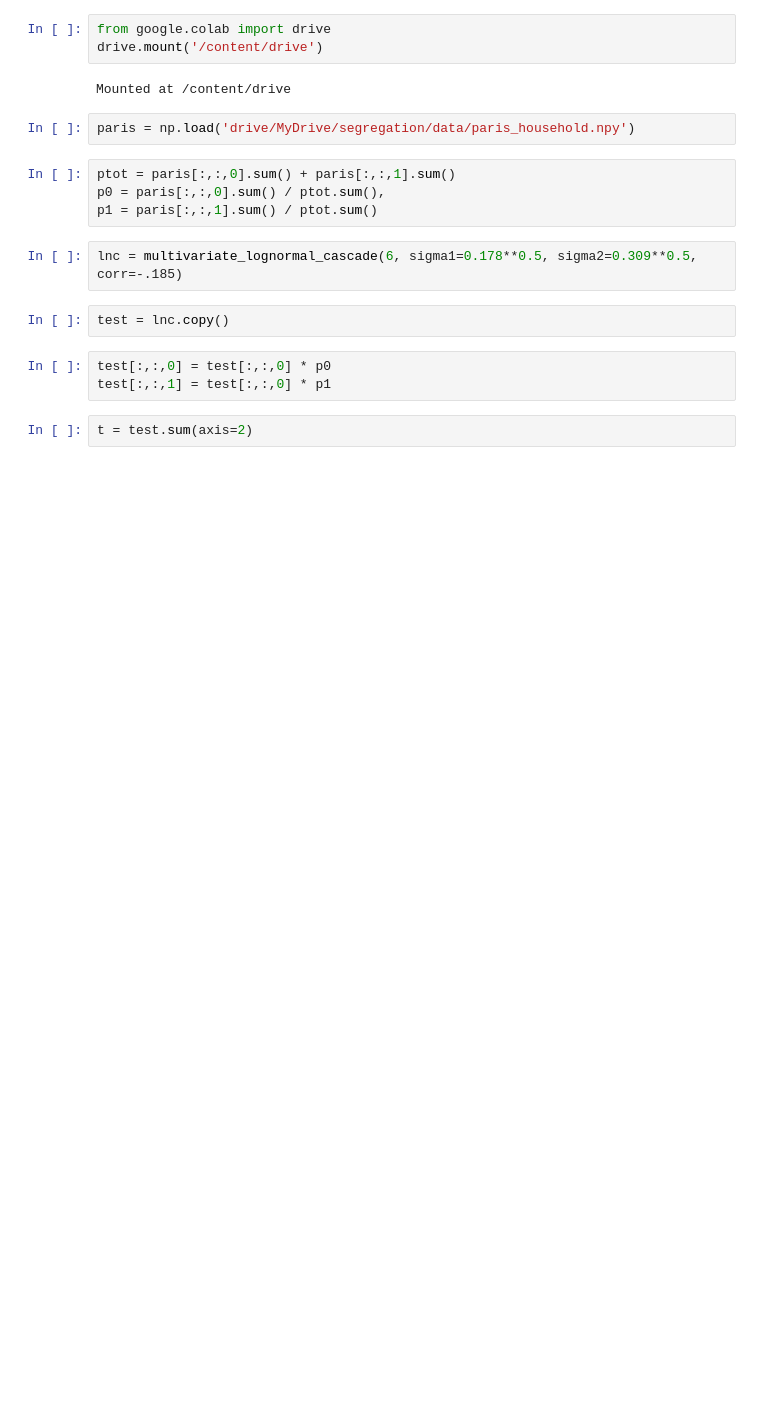
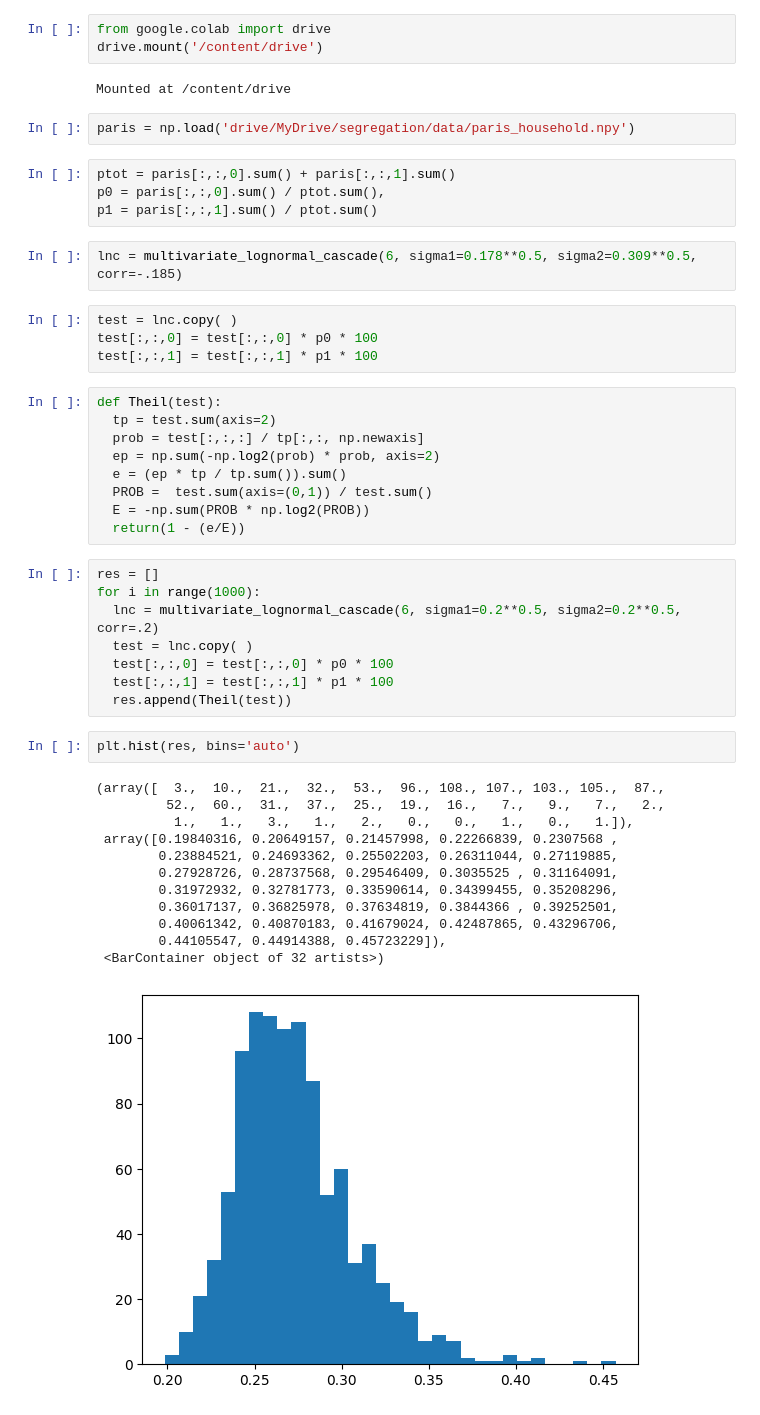
Before and after one commit to fsemecurbe/MMTMSS, a Jupyter notebook: MMTMSS.ipynb, the cells around one changed output. Saved outputs shown, nothing was run; the diff lists cells and outputs as text; blank space fills up the shorter version.

```diff
--- a/MMTMSS.ipynb
+++ b/MMTMSS.ipynb
@@ -281,10 +281,39 @@ p0 = paris[:,:,0].sum() / ptot.sum(),
 p1 = paris[:,:,1].sum() / ptot.sum()
 # %%
 lnc = multivariate_lognormal_cascade(6, sigma1=0.178**0.5, sigma2=0.309**0.5, corr=-.185)
-# %%
-test = lnc.copy()
 # %%
-test[:,:,0] = test[:,:,0] * p0
-test[:,:,1] = test[:,:,0] * p1
+test = lnc.copy( )
+test[:,:,0] = test[:,:,0] * p0 * 100
+test[:,:,1] = test[:,:,1] * p1 * 100
-# %%
-t = test.sum(axis=2)
+# %%
+def Theil(test):
+  tp = test.sum(axis=2)
+  prob = test[:,:,:] / tp[:,:, np.newaxis]
+  ep = np.sum(-np.log2(prob) * prob, axis=2)
+  e = (ep * tp / tp.sum()).sum()
+  PROB =  test.sum(axis=(0,1)) / test.sum()
+  E = -np.sum(PROB * np.log2(PROB))
+  return(1 - (e/E))
+# %%
+res = []
+for i in range(1000):
+  lnc = multivariate_lognormal_cascade(6, sigma1=0.2**0.5, sigma2=0.2**0.5, corr=.2)
+  test = lnc.copy( )
+  test[:,:,0] = test[:,:,0] * p0 * 100
+  test[:,:,1] = test[:,:,1] * p1 * 100
+  res.append(Theil(test))
+# %%
+plt.hist(res, bins='auto')
+# %% [output]
+(array([  3.,  10.,  21.,  32.,  53.,  96., 108., 107., 103., 105.,  87.,
+         52.,  60.,  31.,  37.,  25.,  19.,  16.,   7.,   9.,   7.,   2.,
+          1.,   1.,   3.,   1.,   2.,   0.,   0.,   1.,   0.,   1.]),
+ array([0.19840316, 0.20649157, 0.21457998, 0.22266839, 0.2307568 ,
+        0.23884521, 0.24693362, 0.25502203, 0.26311044, 0.27119885,
+        0.27928726, 0.28737568, 0.29546409, 0.3035525 , 0.31164091,
+        0.31972932, 0.32781773, 0.33590614, 0.34399455, 0.35208296,
+        0.36017137, 0.36825978, 0.37634819, 0.3844366 , 0.39252501,
+        0.40061342, 0.40870183, 0.41679024, 0.42487865, 0.43296706,
+        0.44105547, 0.44914388, 0.45723229]),
+ <BarContainer object of 32 artists>)
+[figure, added]
```
Also changed, not shown: parts of 7 cells of this notebook.
